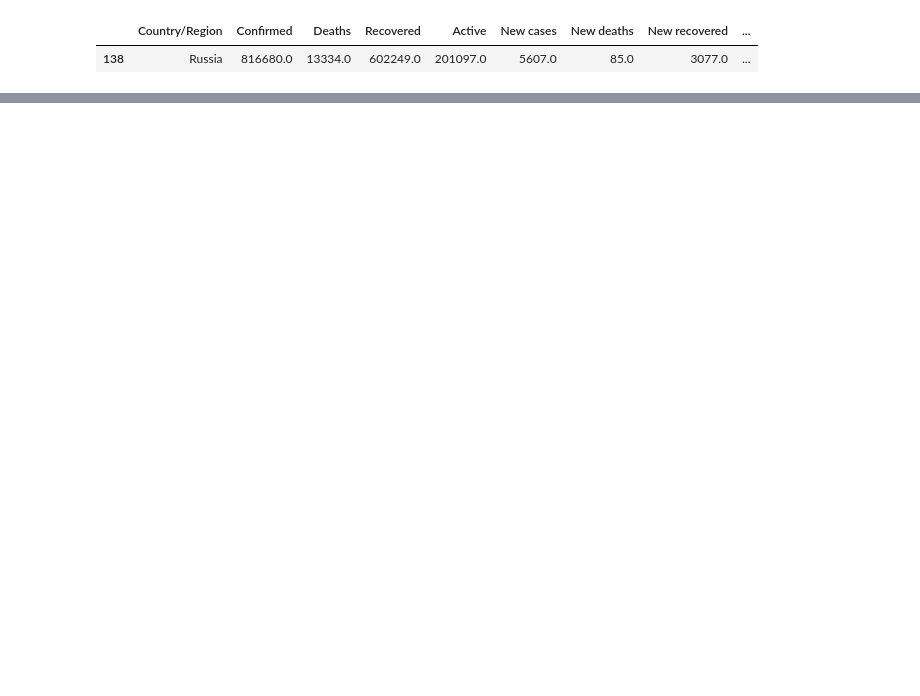
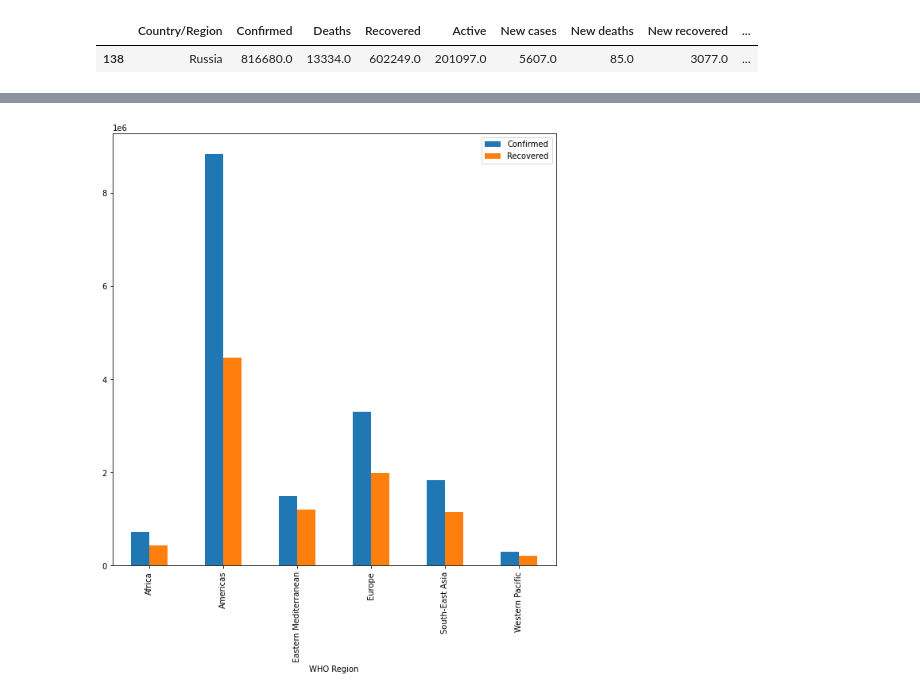
Before and after one commit to Pedro-Velazquez/covid-19-analysis, a Jupyter notebook: country_wise_latest/eda.ipynb, the cells around one changed output, grey strips where cells are left out. Saved outputs shown, nothing was run; the diff lists cells and outputs as text; code cells hidden in the pictures; blank space fills up the shorter version.

```diff
--- a/country_wise_latest/eda.ipynb
+++ b/country_wise_latest/eda.ipynb
@@ -114,0 +133,11 @@ df_europe_without_russia.describe()
+# %%
+data = pd.DataFrame({
+    'Region': byregion['WHO Region'],
+    'Confirmed': byregion['Confirmed'].sum(),
+    'Recovered': byregion['Recovered'].sum()
+})
+# %%
+data.plot(kind='bar')
+plt.show()
+# %% [output]
+[figure, added]
```
Also changed, not shown: parts of 15 cells of this notebook.
